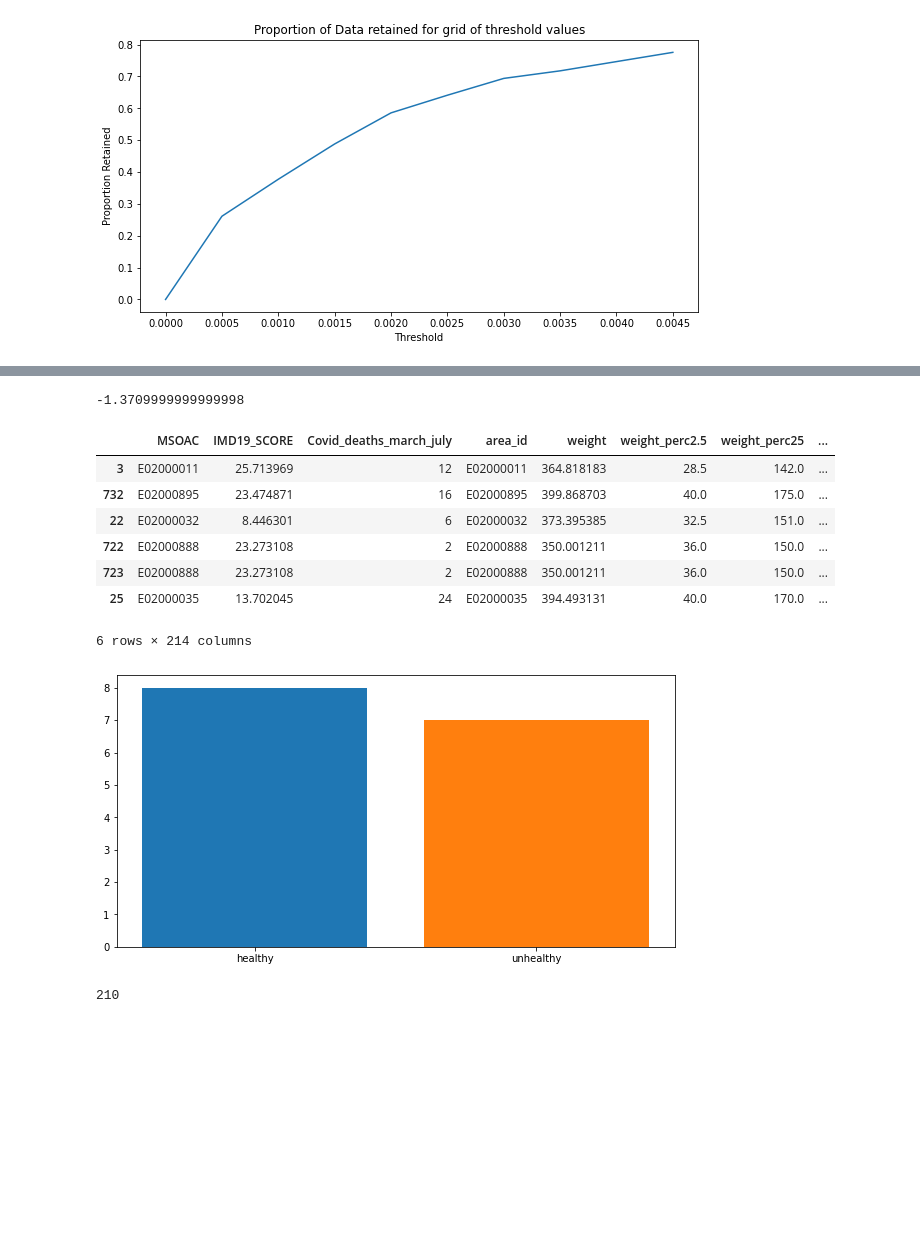
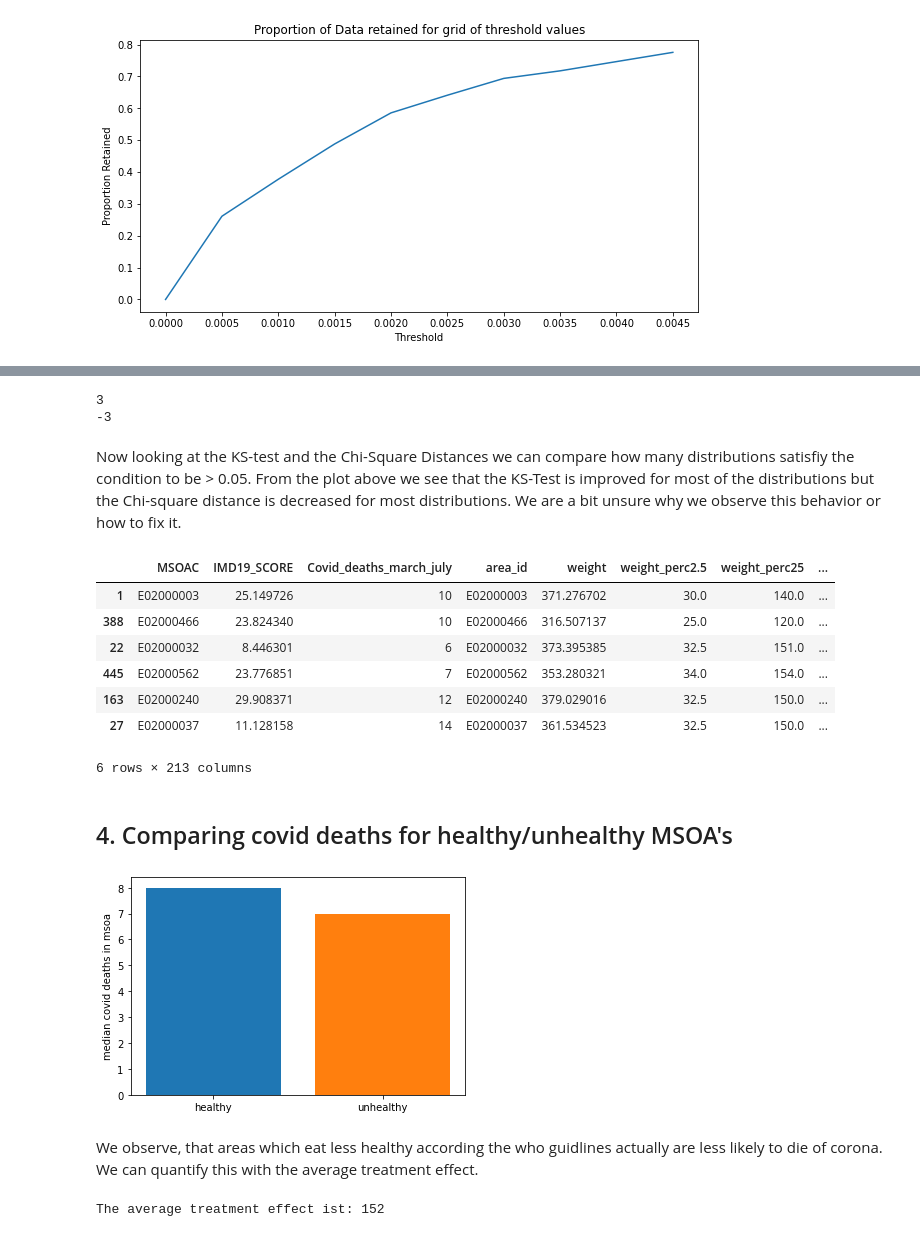
Before and after one commit to epfl-ada/ada-2020-project-milestone-p3-p3_don-dada, a Jupyter notebook: PropensityScoreMatching.ipynb, the cells around one changed output, grey strips where cells are left out. Drawn from its saved outputs; the diff is of its cells as text; code cells hidden in the pictures; blank space fills up the shorter version.

```diff
--- a/PropensityScoreMatching.ipynb
+++ b/PropensityScoreMatching.ipynb
@@ -179,0 +212,13 @@ cc = m.compare_continuous(return_table=True)
+# %%
+#creating the covariates for the propensity matching. This time without male, femal and population feature
+healthy = df_rep[df_rep["healthy"]==1][["representativeness_norm","people_per_sq_km","avg_age","age_0_17","age_18_64","age_65","IMD19_SCORE","healthy"]]
+unhealthy = df_rep[df_rep["healthy"]==0][["representativeness_norm","people_per_sq_km","avg_age","age_0_17","age_18_64","age_65","IMD19_SCORE","healthy"]]
+
+#Initiating the Matcher class Matcher and calculating 100 models log regression models
+from pymatch.Matcher import Matcher
+m = Matcher(healthy,unhealthy , yvar="healthy", exclude=[])
+m.fit_scores(nmodels=100)
+m.predict_scores()
+
+m.match(method="random", nmatches=1, threshold=0.0025)
+cc = m.compare_continuous(return_table=True)
@@ -180,27 +239,34 @@ cc = m.compare_continuous(return_table=True)
 # %%
-print(cc["grouped_chisqr_after"].sum()-cc["grouped_chisqr_before"].sum())
-print(cc["grouped_chisqr_after"].sum()-cc["grouped_chisqr_before"].sum()) #i need to change that
+print(((cc["ks_after"]>0.05).sum() - (cc["ks_before"]>0.05).sum()))
+print(((cc["grouped_chisqr_after"]>0.05).sum() - (cc["grouped_chisqr_before"]>0.05).sum()))
 # %% [output]
--1.3709999999999998
+3
+-3
+# %% [markdown]
+Now looking at the KS-test and the Chi-Square Distances we can compare how many distributions satisfiy the condition to be > 0.05. From the plot above we see that the KS-Test is improved for most of the distributions but the Chi-square distance is decreased for most distributions. We are a bit unsure why we observe this behavior or how to fix it.
 # %%
+#Creating new dataframe with the matches and the origonal dataframe
 df = pd.merge(df_rep,m.matched_data,how="left")
 df_matched = (df[df["match_id"].notna()]).sort_values("match_id")
 df_matched.head(6)
 # %% [output]
 |  | MSOAC | IMD19_SCORE | Covid_deaths_march_july | area_id | weight | weight_perc2.5 | weight_perc25 | ... |
-| 3 | E02000011 | 25.713969 | 12 | E02000011 | 364.818183 | 28.5 | 142.0 | ... |
-| 732 | E02000895 | 23.474871 | 16 | E02000895 | 399.868703 | 40.0 | 175.0 | ... |
+| 1 | E02000003 | 25.149726 | 10 | E02000003 | 371.276702 | 30.0 | 140.0 | ... |
+| 388 | E02000466 | 23.824340 | 10 | E02000466 | 316.507137 | 25.0 | 120.0 | ... |
 | 22 | E02000032 | 8.446301 | 6 | E02000032 | 373.395385 | 32.5 | 151.0 | ... |
-| 722 | E02000888 | 23.273108 | 2 | E02000888 | 350.001211 | 36.0 | 150.0 | ... |
-| 723 | E02000888 | 23.273108 | 2 | E02000888 | 350.001211 | 36.0 | 150.0 | ... |
-| 25 | E02000035 | 13.702045 | 24 | E02000035 | 394.493131 | 40.0 | 170.0 | ... |
+| 445 | E02000562 | 23.776851 | 7 | E02000562 | 353.280321 | 34.0 | 154.0 | ... |
+| 163 | E02000240 | 29.908371 | 12 | E02000240 | 379.029016 | 32.5 | 150.0 | ... |
+| 27 | E02000037 | 11.128158 | 14 | E02000037 | 361.534523 | 32.5 | 150.0 | ... |
-6 rows × 214 columns
+6 rows × 213 columns
+# %% [markdown]
+## 4. Comparing covid deaths for healthy/unhealthy MSOA's
 # %%
-import statistics
+#creating plots of the median deaths in healthy areas vs unhealthy areas
 fig, ax = plt.subplots()
 healthy = statistics.median(df_matched[df_matched["healthy"]==1]["Covid_deaths_march_july"])
 unhealthy = statistics.median(df_matched[df_matched["healthy"]==0]["Covid_deaths_march_july"])
 ax = plt.bar("healthy",healthy)
 ax = plt.bar("unhealthy",unhealthy)
+plt.ylabel("median covid deaths in msoa");
 # %% [output]
-[figure, old version]
+[figure, new version]
@@ -211,3 +273,5 @@ iter = list(df_matched["match_id"].unique())
+# %% [markdown]
+We observe, that areas which eat less healthy according the who guidlines actually are less likely to die of corona. We can quantify this with the average treatment effect.
 # %%
 ATE = 0
 for match in list(df_matched["match_id"].unique()) :
@@ -216,6 +280,6 @@ for match in list(df_matched["match_id"].unique()) :
     unhealthy = pair[pair["healthy"]==0]
 
     ATE += healthy["Covid_deaths_march_july"].values[0]-unhealthy["Covid_deaths_march_july"].values[0]
-ATE
+print("The average treatment effect ist: {}".format(ATE))
 # %% [output]
-210
+The average treatment effect ist: 152
```
Also changed, not shown: parts of 22 cells of this notebook.
